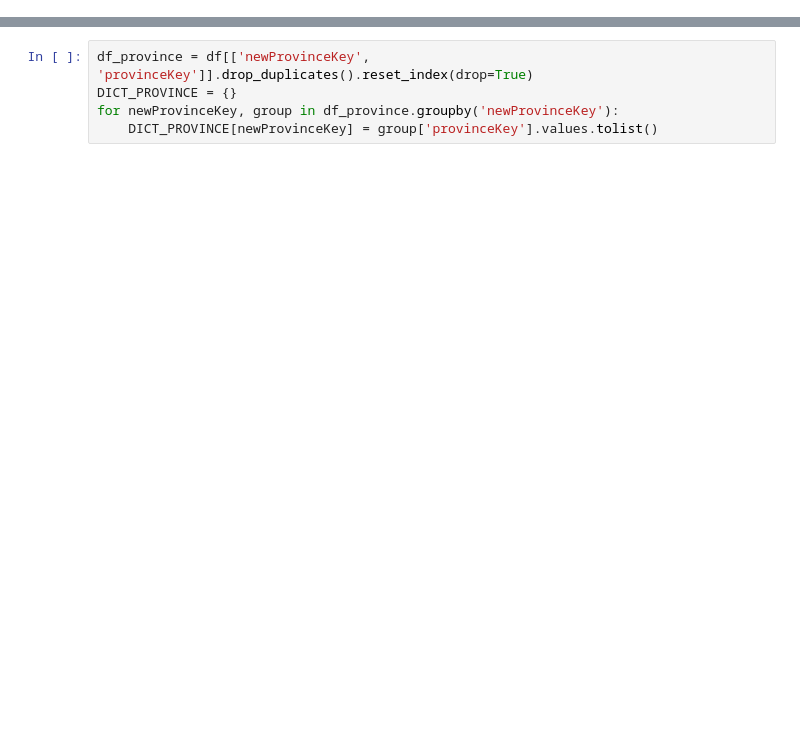
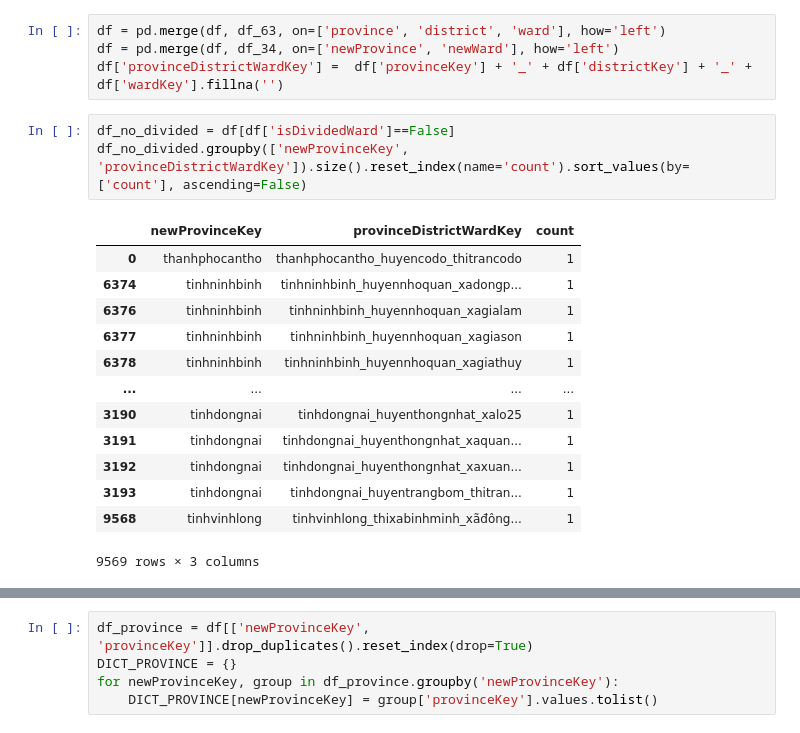
Before and after one commit to tranngocminhhieu/vietnamadminunits, a Jupyter notebook: scripts/generating_module_data/s9_generating_converter_data.ipynb, the cells around one changed output, grey strips where cells are left out. Saved outputs shown, nothing was run; the diff lists cells and outputs as text; blank space fills up the shorter version.

```diff
--- a/scripts/generating_module_data/s9_generating_converter_data.ipynb
+++ b/scripts/generating_module_data/s9_generating_converter_data.ipynb
@@ -32,0 +109,21 @@ for col in ['province', 'newProvince', 'district', 'ward']:
+# %%
+df = pd.merge(df, df_63, on=['province', 'district', 'ward'], how='left')
+df = pd.merge(df, df_34, on=['newProvince', 'newWard'], how='left')
+df['provinceDistrictWardKey'] =  df['provinceKey'] + '_' + df['districtKey'] + '_' + df['wardKey'].fillna('')
+# %%
+df_no_divided = df[df['isDividedWard']==False]
+df_no_divided.groupby(['newProvinceKey', 'provinceDistrictWardKey']).size().reset_index(name='count').sort_values(by=['count'], ascending=False)
+# %% [output]
+|  | newProvinceKey | provinceDistrictWardKey | count |
+| 0 | thanhphocantho | thanhphocantho_huyencodo_thitrancodo | 1 |
+| 6374 | tinhninhbinh | tinhninhbinh_huyennhoquan_xadongp... | 1 |
+| 6376 | tinhninhbinh | tinhninhbinh_huyennhoquan_xagialam | 1 |
+| 6377 | tinhninhbinh | tinhninhbinh_huyennhoquan_xagiason | 1 |
+| 6378 | tinhninhbinh | tinhninhbinh_huyennhoquan_xagiathuy | 1 |
+| ... | ... | ... | ... |
+| 3190 | tinhdongnai | tinhdongnai_huyenthongnhat_xalo25 | 1 |
+| 3191 | tinhdongnai | tinhdongnai_huyenthongnhat_xaquan... | 1 |
+| 3192 | tinhdongnai | tinhdongnai_huyenthongnhat_xaxuan... | 1 |
+| 3193 | tinhdongnai | tinhdongnai_huyentrangbom_thitran... | 1 |
+| 9568 | tinhvinhlong | tinhvinhlong_thixabinhminh_xãđông... | 1 |
+9569 rows × 3 columns
```
Also changed, not shown: parts of 20 cells of this notebook, 3 other files.
